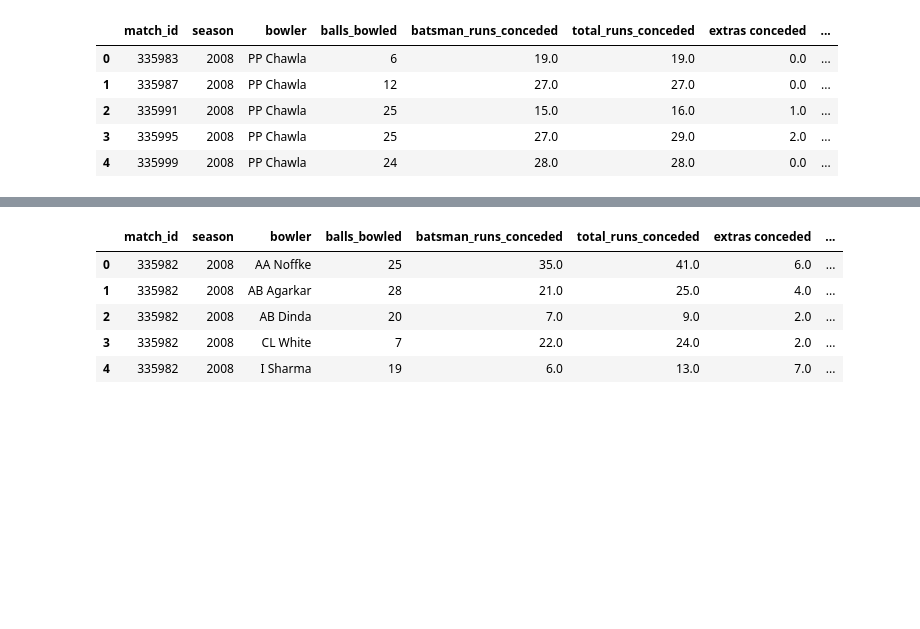
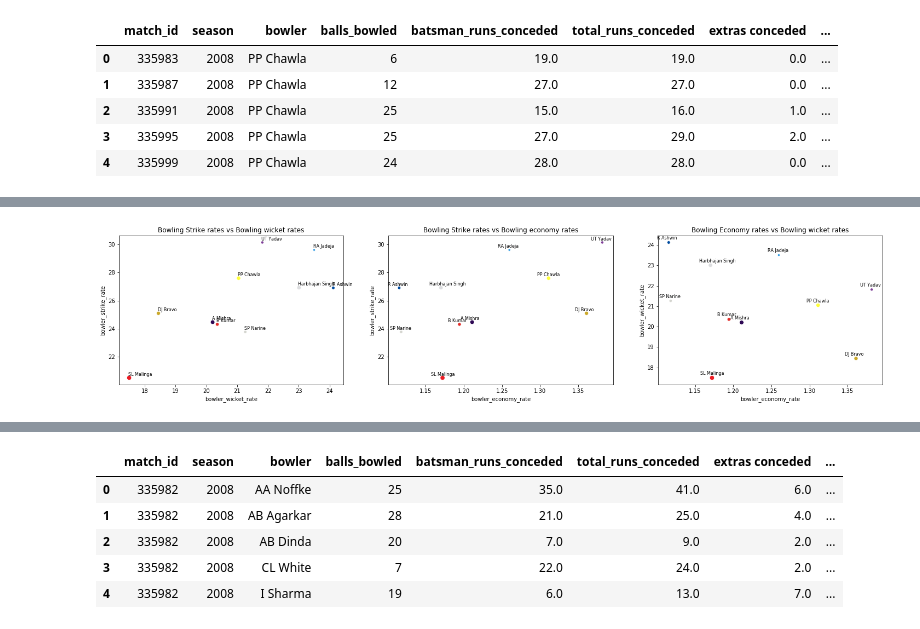
Before and after one commit to ravi-gopalan/ipl_analysis, a Jupyter notebook: ipl_analysis_v3.ipynb, the cells around one changed output, grey strips where cells are left out. Saved outputs shown, nothing was run; the diff lists cells and outputs as text; code cells hidden in the pictures; blank space fills up the shorter version.

```diff
--- a/ipl_analysis_v3.ipynb
+++ b/ipl_analysis_v3.ipynb
@@ -2103,3 +2111,6 @@ df_bowler.head()
 | 2 | 335982 | 2008 | AB Dinda | 20 | 7.0 | 9.0 | 2.0 | ... |
 | 3 | 335982 | 2008 | CL White | 7 | 22.0 | 24.0 | 2.0 | ... |
 | 4 | 335982 | 2008 | I Sharma | 19 | 6.0 | 13.0 | 7.0 | ... |
+# %%
+df_bowler['wickets'] = df_bowler['wicket_type_caught'] + df_bowler['wicket_type_lbw'] + df_bowler['wicket_type_bowled'] +\
+df_bowler['wicket_type_stumped']	+ df_bowler['wicket_type_caught_and_bowled'] + df_bowler['wicket_type_hit_wicket']
@@ -2316,0 +2404,41 @@ KeyError: ignored
+# %%
+plt.figure(figsize=(25,5))
+
+gs_bowler_1 = gridspec.GridSpec(1, 3)
+
+
+plt.subplot(gs_bowler_1[0, 0])
+p_bowler_1 = sns.scatterplot(x="bowler_wicket_rate", y="bowler_strike_rate",\
+                     hue='bowler', hue_order=top_bowler_list,size='wickets',\
+                     data=df_top_bowler_comparison, legend=False\
+
+                    )
+for line in range(0,df_top_bowler_comparison.shape[0]):
+  p_bowler_1.text(df_top_bowler_comparison.bowler_wicket_rate[line]-0.025,df_top_bowler_comparison.bowler_strike_rate[line]+0.15,df_top_bowler_comparison.bowler[line], fontsize=8)
+
+p_bowler_1.set_title('Bowling Strike rates vs Bowling wicket rates')
+
+
+plt.subplot(gs_bowler_1[0, 1])
+p_bowler_2 = sns.scatterplot(x="bowler_economy_rate", y="bowler_strike_rate",\
+                     hue='bowler', hue_order=top_bowler_list,size='wickets',\
+                     data=df_top_bowler_comparison,\
+                     legend=False
+                    )
+for line in range(0,df_top_bowler_comparison.shape[0]):
+  p_bowler_2.text(df_top_bowler_comparison.bowler_economy_rate[line]-0.015,df_top_bowler_comparison.bowler_strike_rate[line]+0.15,df_top_bowler_comparison.bowler[line], fontsize=8)
+
+p_bowler_2.set_title('Bowling Strike rates vs Bowling economy rates')
+
+plt.subplot(gs_bowler_1[0, 2])
+p_bowler_3 = sns.scatterplot(x="bowler_economy_rate", y="bowler_wicket_rate",\
+                     hue='bowler', hue_order=top_bowler_list,size='wickets',\
+                     data=df_top_bowler_comparison, legend=False\
+
+                    )
+for line in range(0,df_top_bowler_comparison.shape[0]):
+  p_bowler_3.text(df_top_bowler_comparison.bowler_economy_rate[line]-0.015,df_top_bowler_comparison.bowler_wicket_rate[line]+0.15,df_top_bowler_comparison.bowler[line], fontsize=8)
+
+p_bowler_3.set_title('Bowling Economy rates vs Bowling wicket rates');
+# %% [output]
+[figure, added]
```
Also changed, not shown: parts of 44 cells of this notebook.
